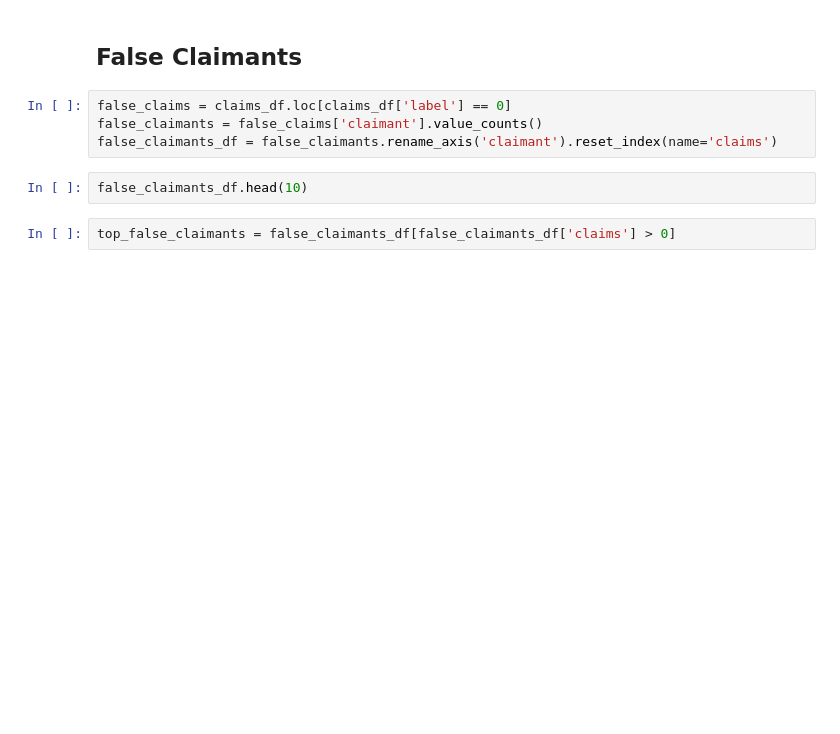
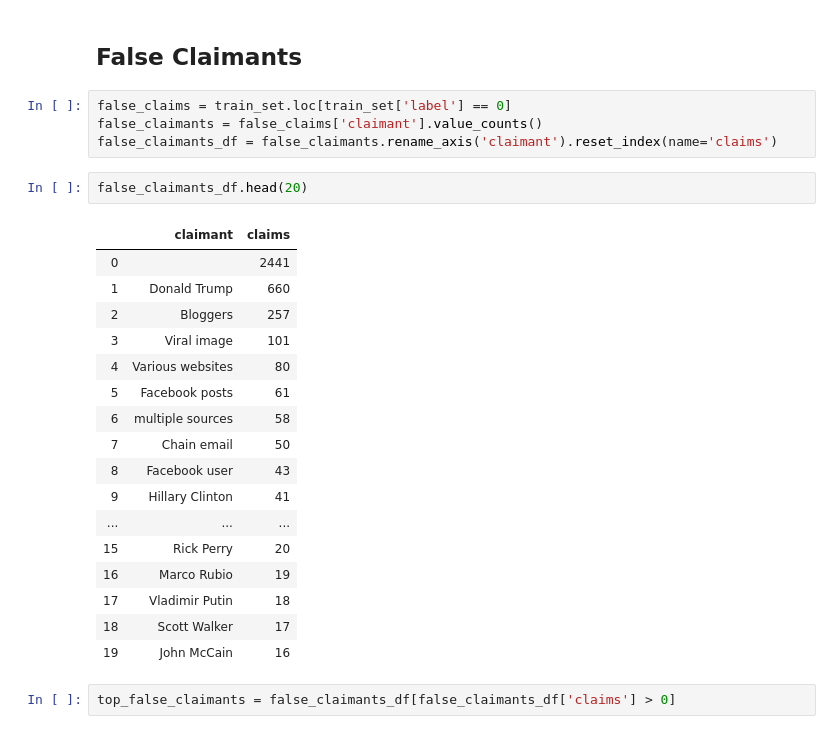
Before and after one commit to atol/fake-news-ai, a Jupyter notebook: notebooks/claims.ipynb, the cells around one changed output. Saved outputs shown, nothing was run; the diff lists cells and outputs as text; blank space fills up the shorter version.

```diff
--- a/notebooks/claims.ipynb
+++ b/notebooks/claims.ipynb
@@ -147,11 +196,29 @@ top_claimants_df
 # %% [markdown]
 ## False Claimants
 # %%
-false_claims = claims_df.loc[claims_df['label'] == 0]
+false_claims = train_set.loc[train_set['label'] == 0]
 false_claimants = false_claims['claimant'].value_counts()
 false_claimants_df = false_claimants.rename_axis('claimant').reset_index(name='claims')
 # %%
-false_claimants_df.head(10)
+false_claimants_df.head(20)
+# %% [output]
+|  | claimant | claims |
+| 0 |  | 2441 |
+| 1 | Donald Trump | 660 |
+| 2 | Bloggers | 257 |
+| 3 | Viral image | 101 |
+| 4 | Various websites | 80 |
+| 5 | Facebook posts | 61 |
+| 6 | multiple sources | 58 |
+| 7 | Chain email | 50 |
+| 8 | Facebook user | 43 |
+| 9 | Hillary Clinton | 41 |
+| ... | ... | ... |
+| 15 | Rick Perry | 20 |
+| 16 | Marco Rubio | 19 |
+| 17 | Vladimir Putin | 18 |
+| 18 | Scott Walker | 17 |
+| 19 | John McCain | 16 |
 # %%
 top_false_claimants = false_claimants_df[false_claimants_df['claims'] > 0]
 # %%
```
Also changed, not shown: parts of 43 cells of this notebook, 8 other files.
